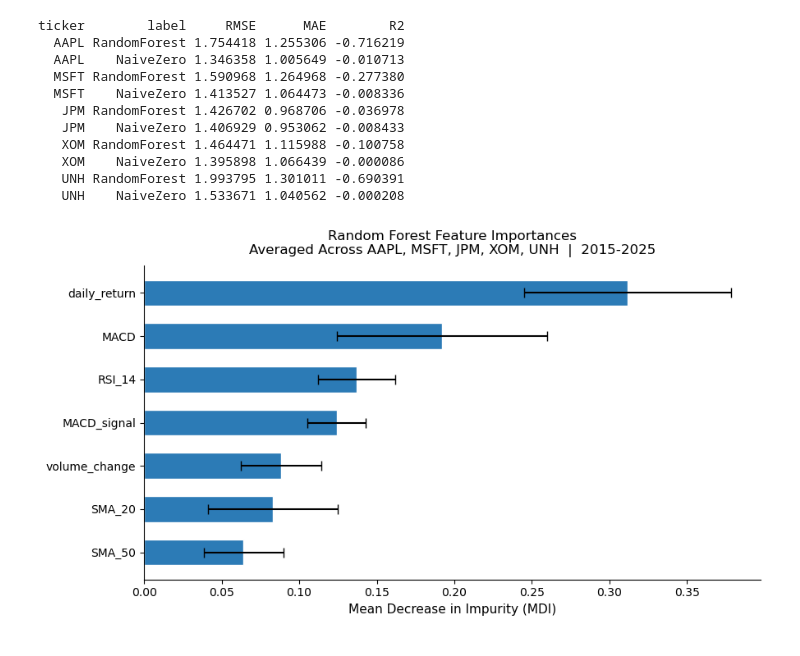
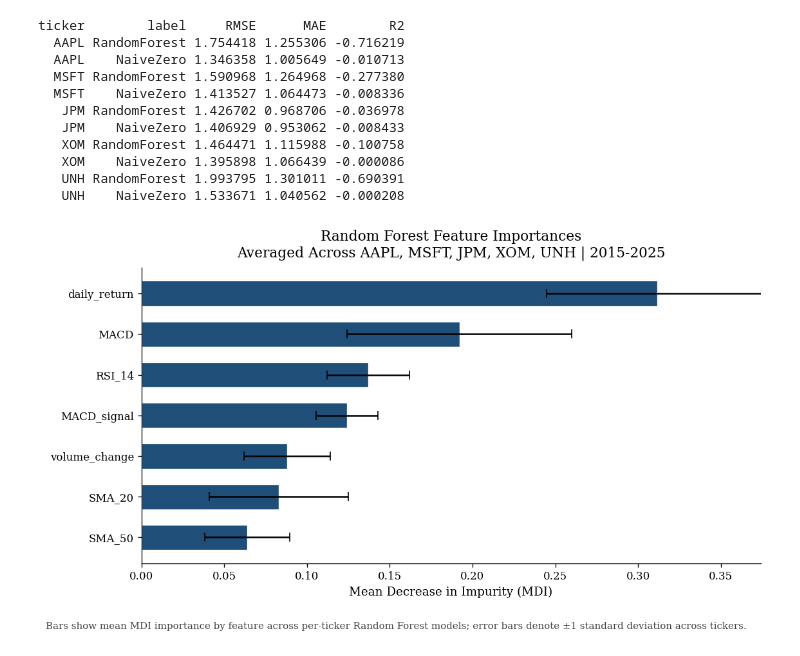
Before and after one commit to mrcarlson3/ds4320-project2-stocks, a Jupyter notebook: pipeline.ipynb, the cells around one changed output. Saved outputs shown, nothing was run; the diff lists cells and outputs as text; code cells hidden in the pictures.

```diff
--- a/pipeline.ipynb
+++ b/pipeline.ipynb
@@ -496,42 +550,48 @@ ticker        label     RMSE      MAE        R2
 # %%
 # Averaged across active tickers to show which features generalize
 # rather than being idiosyncratic to one stock.
 
 importance_matrix = np.vstack(
     [models[t].feature_importances_ for t in ACTIVE_TICKERS]
 )  # shape: (n_tickers, n_features)
 
 mean_imp = importance_matrix.mean(axis=0)
 std_imp = importance_matrix.std(axis=0)
 order = np.argsort(mean_imp)[::-1]  # descending
 
-fig, ax = plt.subplots(figsize=(9, 5))
+fig, ax = plt.subplots(figsize=(9.5, 5.4))
 ax.barh(
     [FEATURES[i] for i in order],
     mean_imp[order],
     xerr=std_imp[order],
     capsize=4,
-    color="#2c7bb6",
+    color="#1f4e79",
     edgecolor="white",
-    height=0.6
+    linewidth=0.8,
+    height=0.62
 )
 ax.set_xlabel("Mean Decrease in Impurity (MDI)", fontsize=11)
 ax.set_title(
     "Random Forest Feature Importances\n"
-    f"Averaged Across {', '.join(ACTIVE_TICKERS)}  |  2015-2025",
-    fontsize=12,
+    f"Averaged Across {', '.join(ACTIVE_TICKERS)} | 2015-2025",
+    fontsize=13,
     pad=10
 )
 ax.tick_params(axis="y", labelsize=10)
-ax.spines[["top", "right"]].set_visible(False)
+ax.set_xlim(0, max(mean_imp[order]) * 1.2)
 ax.invert_yaxis()  # highest importance at top
 
-plt.tight_layout()
-plt.savefig("logs/feature_importance.png", dpi=200, bbox_inches="tight")
+add_figure_caption(
+    fig,
+    "Bars show mean MDI importance by feature across per-ticker Random Forest models; "
+    "error bars denote ±1 standard deviation across tickers."
+)
+fig.tight_layout(rect=(0, 0.06, 1, 1))
+export_path = export_figure(fig, "feature_importance.png")
 plt.show()
-logger.info("Feature importance chart saved.")
+logger.info(f"Feature importance chart saved to {export_path}.")
 # %% [output]
-[figure, old version]
+[figure, new version]
 # %%
 # Plotting against the test-set timeline (not index) exposes any
 # temporal clustering of errors.
```
Also changed, not shown: parts of 6 cells of this notebook, 18 other files.
